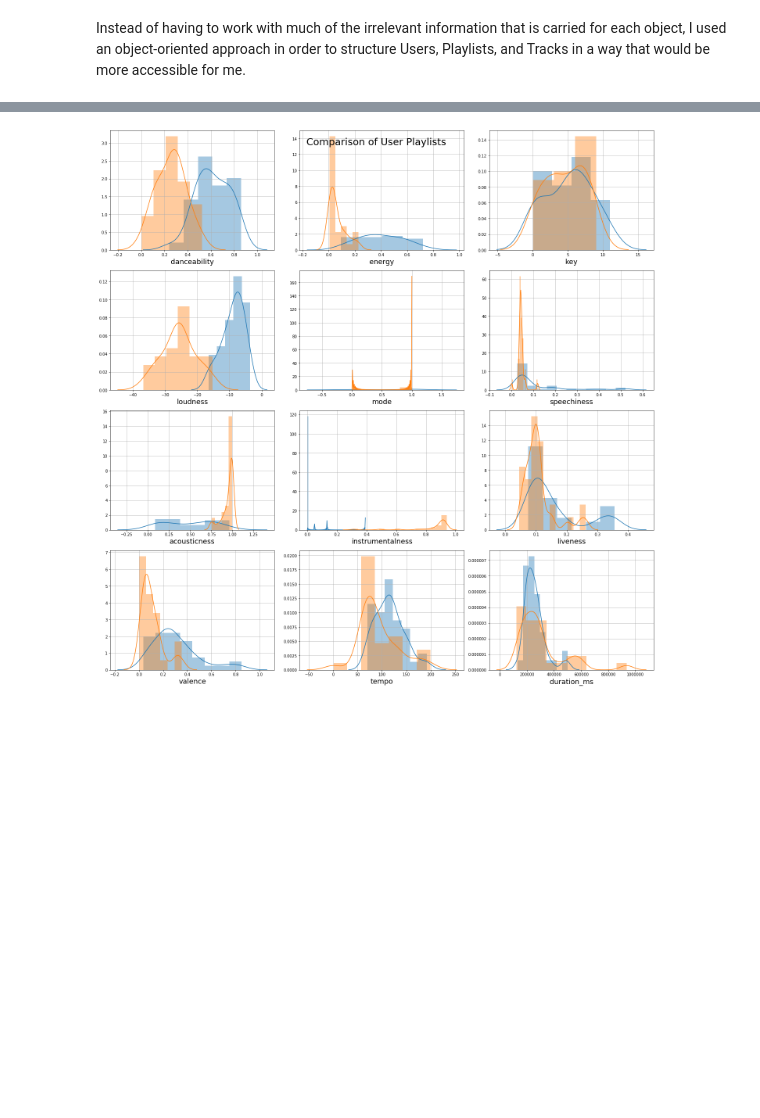
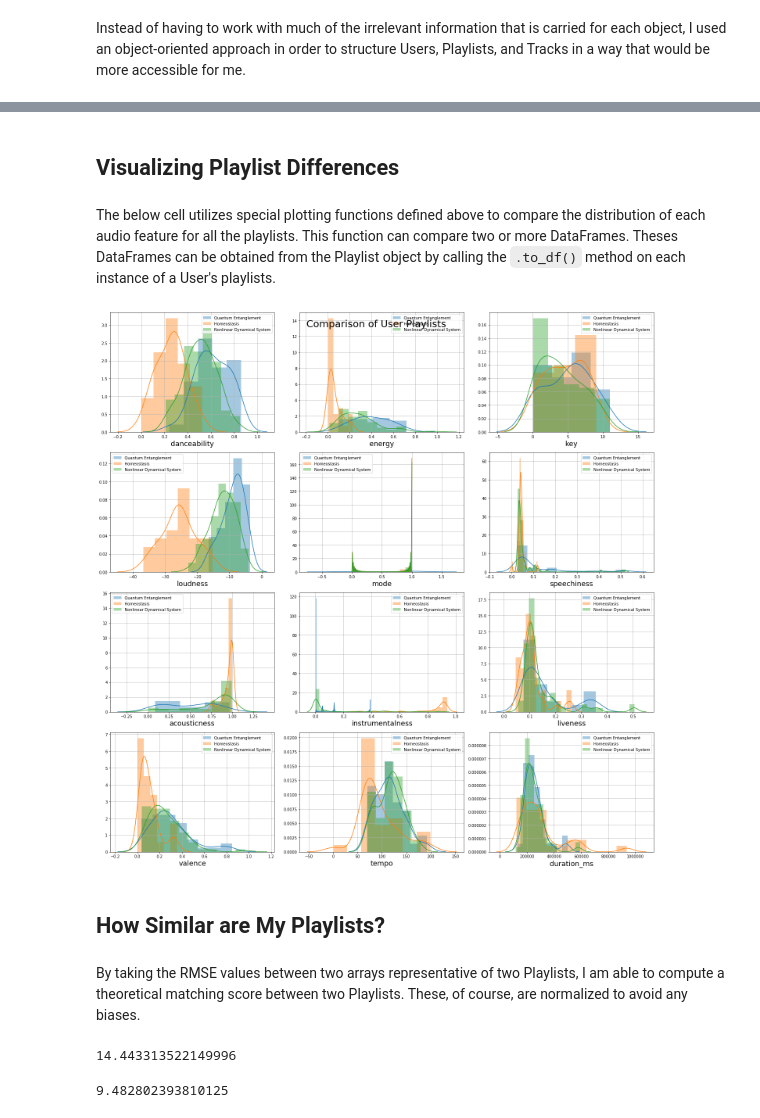
Before and after one commit to willfurtado/Visualizing-Spotify-Data, a Jupyter notebook: Playlist Analysis.ipynb, the cells around one changed output, grey strips where cells are left out. Cells and saved outputs as stored; diff of their text form; code cells hidden in the pictures; blank space fills up the shorter version.

Commit message:
Adding matchingscore functionality

```diff
--- a/Playlist Analysis.ipynb
+++ b/Playlist Analysis.ipynb
@@ -101,7 +107,7 @@ class Track:
 # %%
 def plot_feature(df,feature):
     """Plots the distribution of a given audio feature across a group of tracks"""
-    sns.distplot(df[feature])
+    sns.distplot(df[feature], label=df.name)
     plt.xlabel('{}'.format(feature), fontsize=18)
     plt.grid(True)
 # %%
@@ -115,13 +121,14 @@ def plot_analysis(df):
     plt.suptitle('Visual Analysis of Spotify Playlist')
     plt.tight_layout()
 # %%
-def compare(df1, df2):
-    """Overlays the audio analysis of two groups of tracks to easier compare differences"""
-    features = list(df1.columns[0:11]) + ['duration_ms']
+def compare(*args):
+    """Overlays the audio analysis of two or more groups of tracks to easily compare differences"""
+    features = list(args[0].columns[0:11]) + ['duration_ms']
     plt.figure(figsize=(20,20))
     for (i,feature) in zip(range(1,13), features):
         plt.subplot(4,3,i)
-        plot_feature(df1, feature)
-        plot_feature(df2, feature)
+        for df in args:
+            plot_feature(df, feature)
+            plt.legend()
     plt.suptitle('Comparison of User Playlists', fontsize=25)
     plt.tight_layout()
@@ -139,5 +193,21 @@ homeostasis_df = homeostasis.to_df()
+# %% [markdown]
+## Visualizing Playlist Differences
+# %% [markdown]
+The below cell utilizes special plotting functions defined above to compare the distribution of each audio feature for all the playlists. This function can compare two or more DataFrames. Theses DataFrames can be obtained from the Playlist object by calling the `.to_df()` method on each instance of a User's playlists.
 # %%
-compare(quantum_df, homeostasis_df)
+compare(quantum_df, homeostasis_df, nonlinear_df)
 # %% [output]
-[figure, old version]
+[figure, new version]
+# %% [markdown]
+## How Similar are My Playlists?
+# %% [markdown]
+By taking the RMSE values between two arrays representative of two Playlists, I am able to compute a theoretical matching score between two Playlists. These, of course, are normalized to avoid any biases.
+# %%
+matching_score(workout_df, supa_df)
+# %% [output]
+14.443313522149996
+# %%
+matching_score(quantum_df, supa_df)
+# %% [output]
+9.482802393810125
 # %%
```
Also changed, not shown: parts of 23 cells of this notebook, 1 other file.
